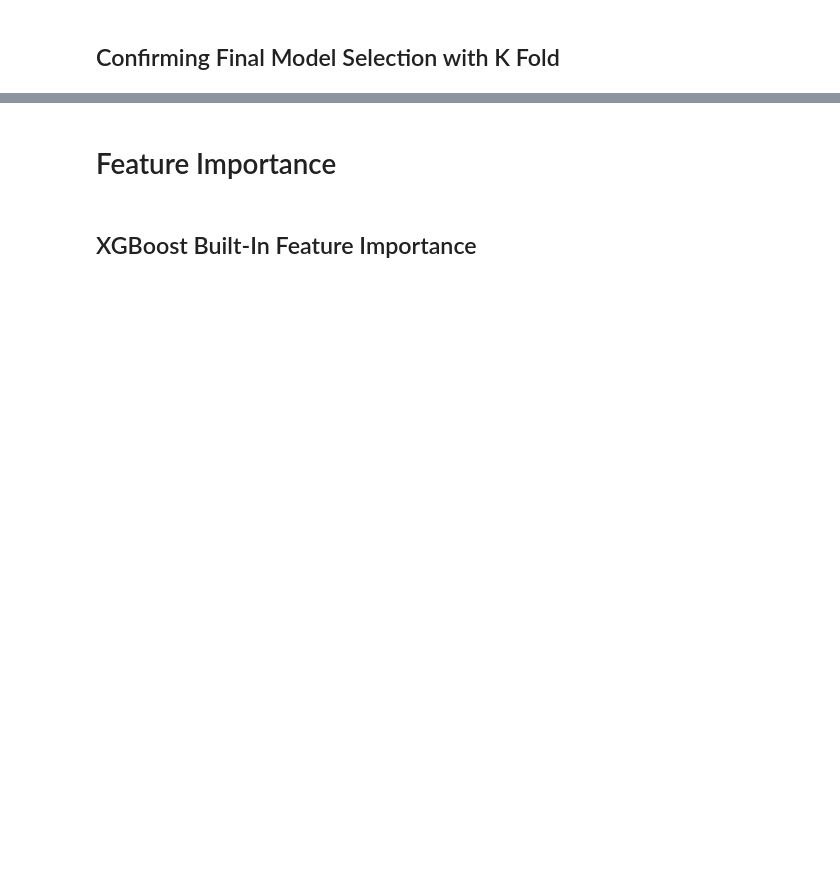
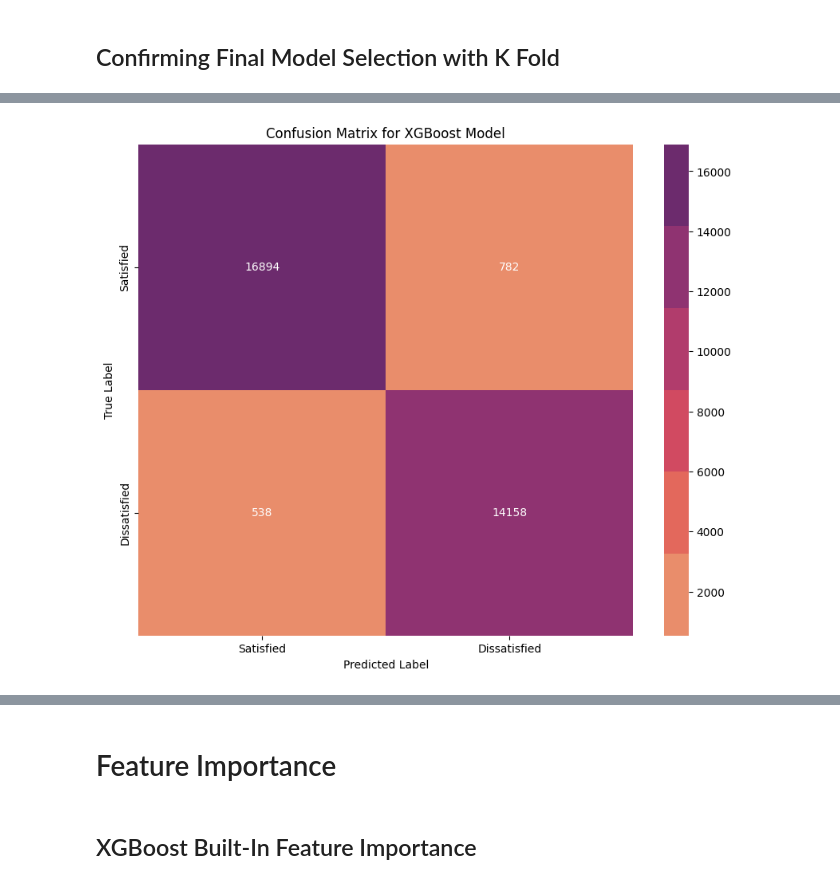
Before and after one commit to emilykmarsh/Disney_Airline_Feature_Recommendation, a Jupyter notebook: Notebook.ipynb, the cells around one changed output, grey strips where cells are left out. Cells and saved outputs as stored; diff of their text form; code cells hidden in the pictures; blank space fills up the shorter version.

Commit message:
Running and Evaluating the Final Model on the Full Dataset

```diff
--- a/Notebook.ipynb
+++ b/Notebook.ipynb
@@ -1812,0 +1777,33 @@ average_f1 = np.mean(f1_scores)
+# %%
+#instatiate a test train split
+
+X_full = aspects_full
+y_full = target_full
+
+X_full_train, X_full_test, y_full_train, y_full_test = train_test_split(X_full, y_full, test_size = 0.25, \
+                                                    random_state = 42)
+# %%
+#with strategy.scope():
+# Instantiate XGBClassifier
+final_model = XGBClassifier(eval_metric='mlogloss')
+
+# Fit XGBClassifier
+final_model.fit(X_full_train, y_full_train)
+
+# Predict on training and test sets
+y_final_train = final_model.predict(X_full_train)
+y_final_test = final_model.predict(X_full_test)
+
+accuracy_final_train = accuracy_score(y_full_train,y_final_train)
+accuracy_final_test = accuracy_score(y_full_test,y_final_test)
+
+f1_score_final_train = f1_score(y_full_train,y_final_train,average='macro')
+f1_score_final_test = f1_score(y_full_test,y_final_test,average='macro')
+
+#scores
+print('TRAIN SCORES')
+print('---------------------------------------------------------')
+print(classification_report(y_full_train,y_final_train,target_names=names))
+print('TEST SCORES')
+print('----------------------------------------------------------')
+print(classification_report(y_full_test,y_final_test,target_names=names))
@@ -1812,0 +1828,11 @@ average_f1 = np.mean(f1_scores)
+# %%
+#Confusion Matrix for Baseline Decision Tree Model
+cm = confusion_matrix(y_full_test, y_final_test)
+plt.figure(figsize=(10, 8))
+sns.heatmap(cm, annot=True, fmt="d", cmap=pal, xticklabels=names, yticklabels=names)
+plt.title("Confusion Matrix for XGBoost Model")
+plt.xlabel("Predicted Label")
+plt.ylabel("True Label")
+plt.show();
+# %% [output]
+[figure, added]
```
Also changed, not shown: parts of 106 cells of this notebook, 1 other file.
